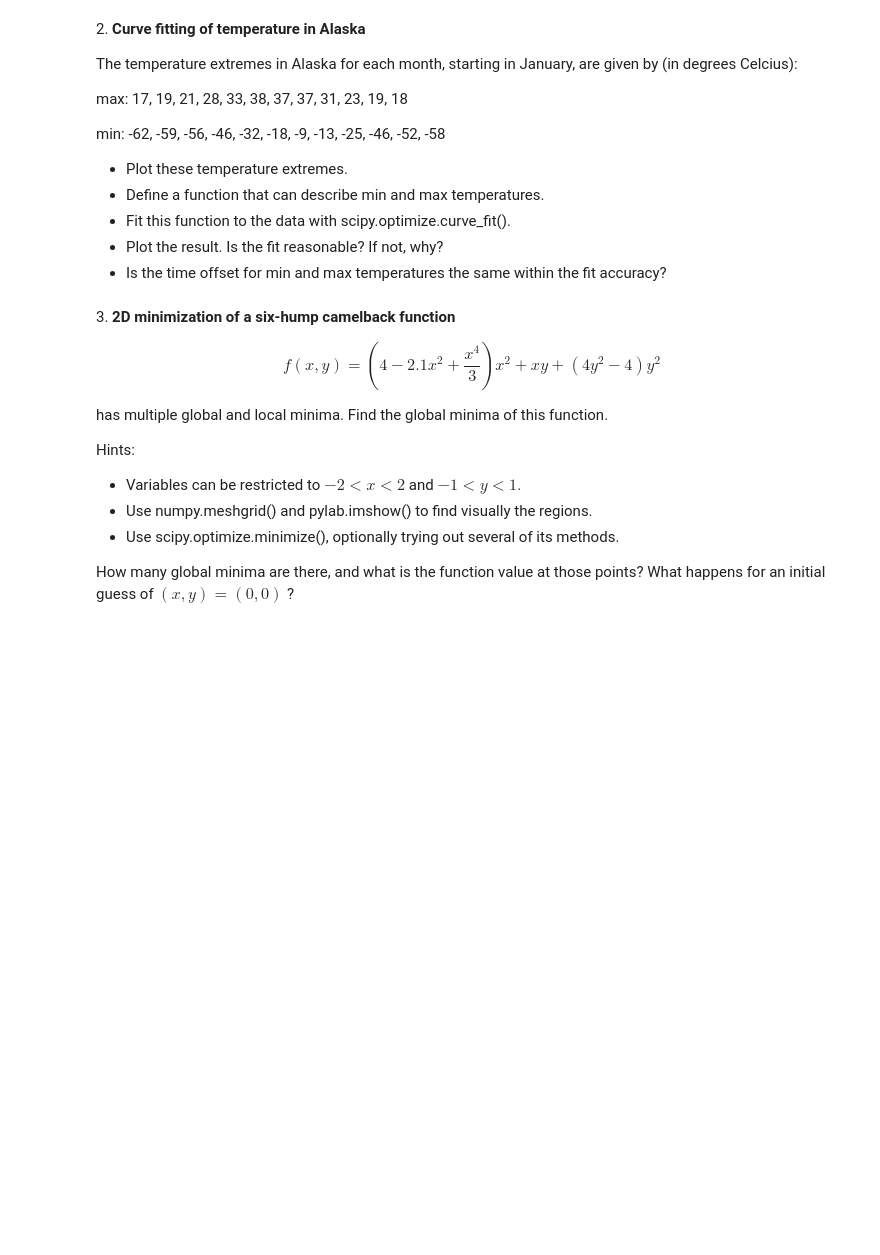
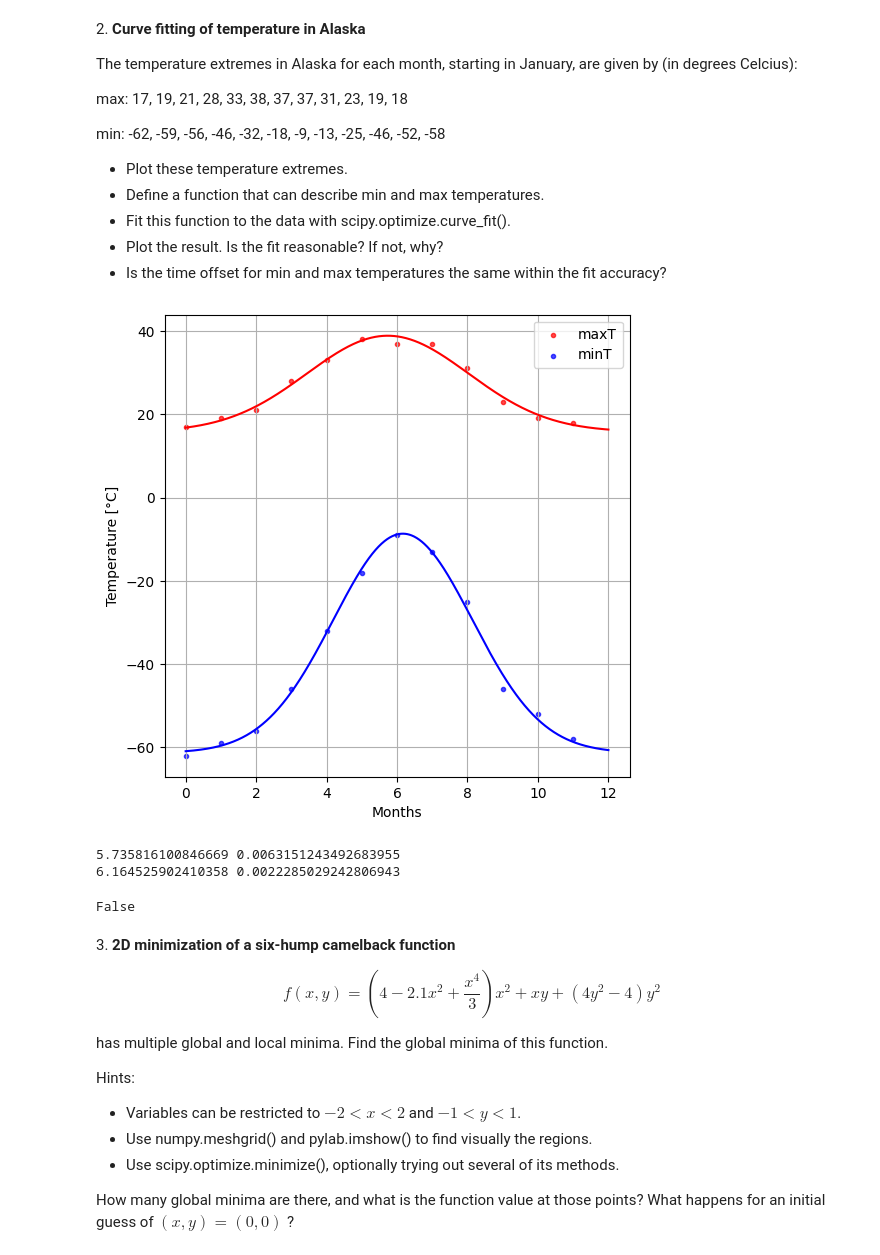
Before and after one commit to DanieleGhezzi25/LaboratoryOfComputationalPhysics_Y8, a Jupyter notebook: 09ex_Algorithms.ipynb, the cells around one changed output. Drawn from its saved outputs; the diff is of its cells as text; code cells hidden in the pictures; blank space fills up the shorter version.

```diff
--- a/09ex_Algorithms.ipynb
+++ b/09ex_Algorithms.ipynb
@@ -42,6 +56,46 @@ min: -62, -59, -56, -46, -32, -18, -9, -13, -25, -46, -52, -58
 * Fit this function to the data with scipy.optimize.curve_fit().
 * Plot the result. Is the fit reasonable? If not, why?
 * Is the time offset for min and max temperatures the same within the fit accuracy?
+# %%
+import numpy as np
+import matplotlib.pyplot as plt
+from scipy.stats import norm
+from scipy.optimize import curve_fit
+
+maxT = [17,  19,  21,  28,  33,  38, 37,  37,  31,  23,  19,  18]
+minT = [-62, -59, -56, -46, -32, -18, -9, -13, -25, -46, -52, -58]
+months = np.arange(0,12,1)
+
+def f(x, mu, sigma, A, c):
+    return A*norm.pdf(x, mu, sigma) + c
+
+param_maxT, cov_maxT = curve_fit(f, months, maxT, p0 = [6, 3, 20, 20])
+param_minT, cov_minT = curve_fit(f, months, minT, p0 = [6, 3, 55, -60])
+
+x_axis = np.linspace(0,12,1000)
+fig, ax = plt.subplots(1,1,figsize=(6,6))
+ax.scatter(months, maxT, label='maxT', color='red', alpha=0.7, marker='.')
+ax.scatter(months, minT, label='minT', color='blue', alpha=0.7, marker='.')
+ax.plot(x_axis, f(x_axis, param_maxT[0], param_maxT[1], param_maxT[2], param_maxT[3]), color='red')
+ax.plot(x_axis, f(x_axis, param_minT[0], param_minT[1], param_minT[2], param_minT[3]), color='blue')
+ax.set_xlabel('Months')
+ax.set_ylabel('Temperature [°C]')
+ax.grid(True)
+ax.legend()
+plt.show()
+
+toff_maxT = param_maxT[0]
+erroff_maxT = cov_maxT[0, 0]
+toff_minT = param_minT[0]
+erroff_minT = cov_minT[0, 0]
+print(toff_maxT, erroff_maxT)
+print(toff_minT, erroff_minT)
+np.allclose(toff_maxT, toff_minT, atol=erroff_maxT+erroff_maxT)
+# %% [output]
+[figure, added]
+5.735816100846669 0.0063151243492683955
+6.164525902410358 0.0022285029242806943
+False
 # %% [markdown]
 3\. **2D minimization of a six-hump camelback function**
 
```
Also changed, not shown: parts of 3 cells of this notebook.
